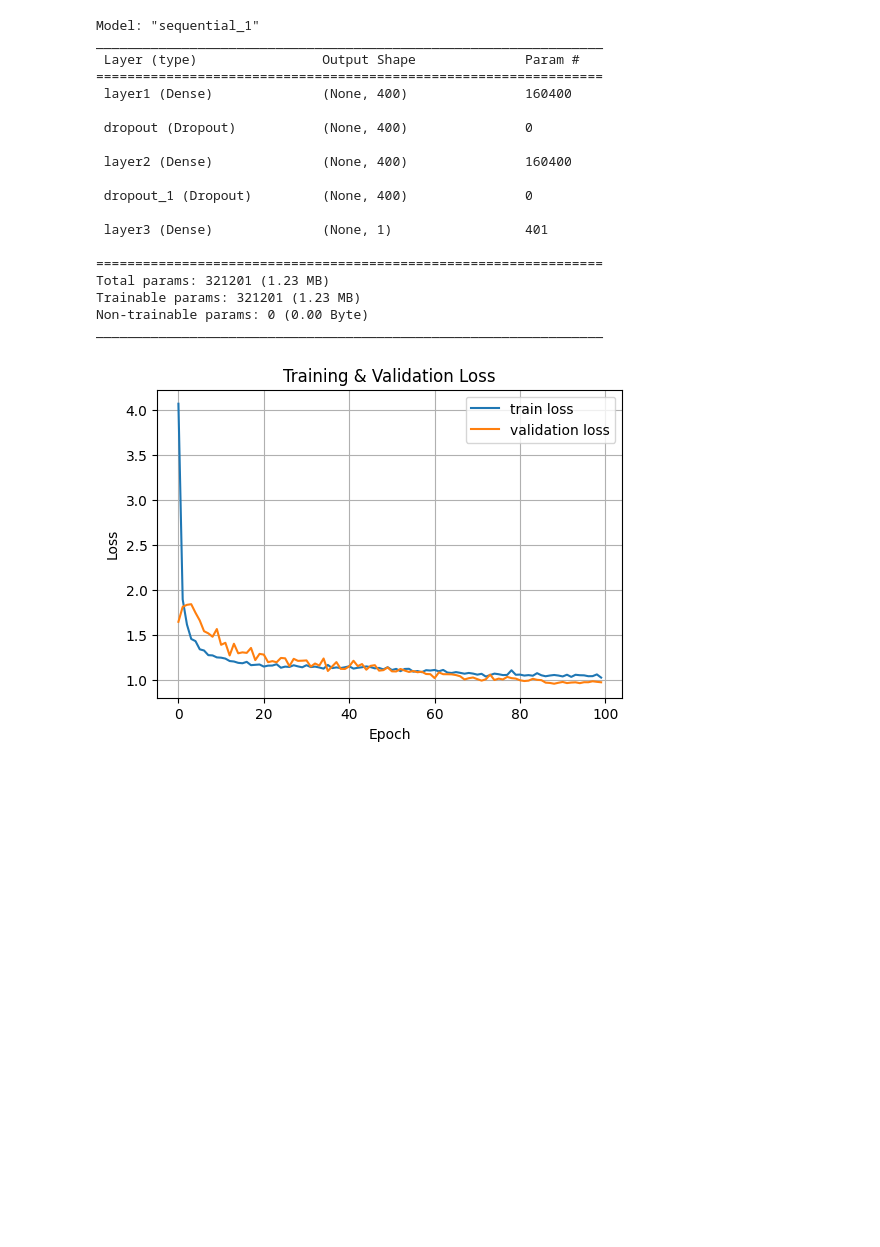
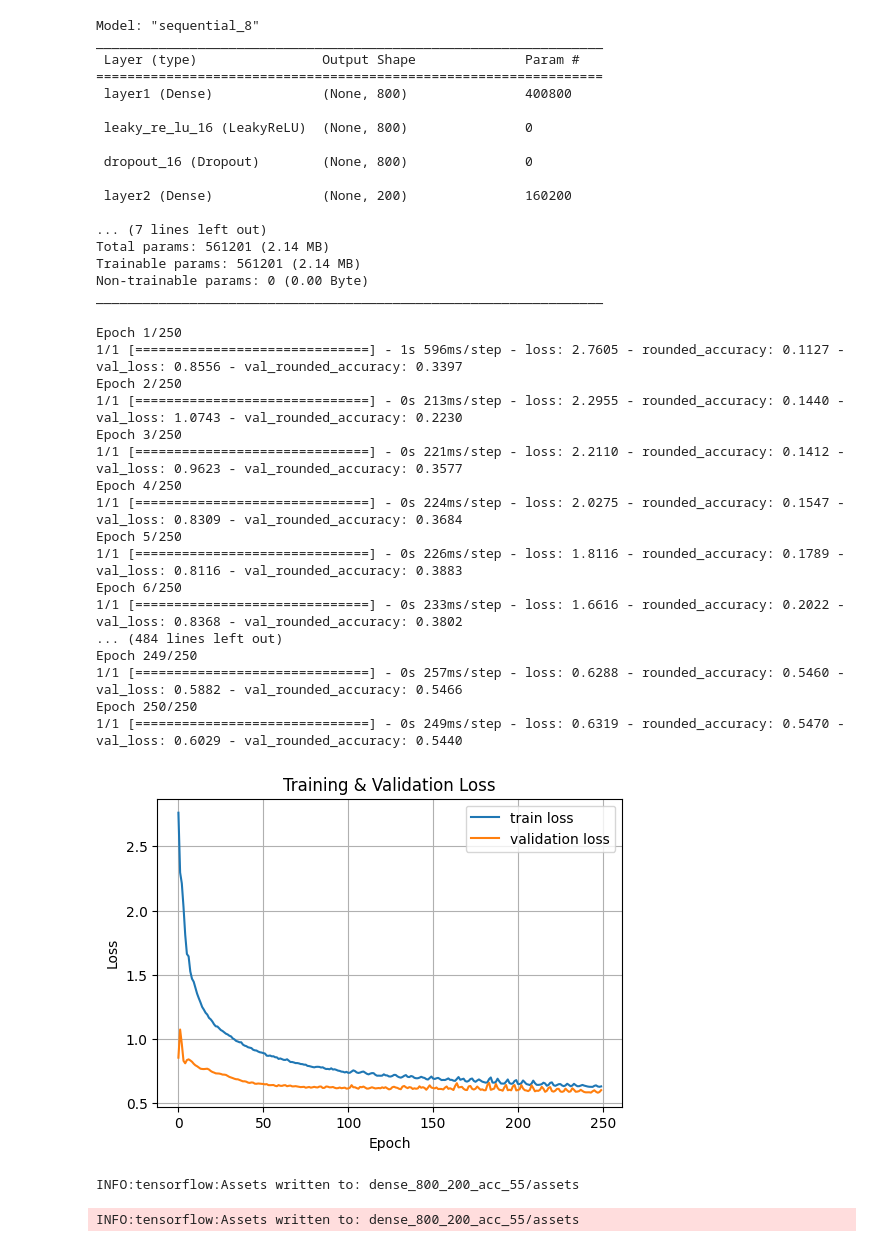
Before and after one commit to the-Fish2/cs-229-final-project, a Jupyter notebook: complexity_estimation.ipynb, the cells around one changed output. Saved outputs shown, nothing was run; the diff lists cells and outputs as text; code cells hidden in the pictures; blank space fills up the shorter version.

Commit message:
55% accuracy yayyy

```diff
--- a/complexity_estimation.ipynb
+++ b/complexity_estimation.ipynb
@@ -41,7 +17,12 @@ X = np.loadtxt('X_comp_1_3.csv', delimiter=',')
 y = np.loadtxt('y_comp_1_3.csv', delimiter=',')
 
 # Preprocess the input
-X = np.tanh(X)
+for i in range(X.shape[0]):
+    if np.std(X[i]) == 0:
+        X[i] = 0
+        continue
+    X[i] = (X[i] - np.mean(X[i])) / np.std(X[i])
+# X = np.tanh(X)
 
 n_samples = X.shape[0]
 perm = np.random.permutation(n_samples)  # random permutation of indices
@@ -60,11 +41,16 @@ y_val = y_shuffled[n_train:]
 # MODEL
 
 model = tf.keras.Sequential([
-    tfl.Dense(400, activation="relu", name="layer1", input_shape=(400,)),
+    tfl.Dense(800, name="layer1", input_shape=(function_utils.SAMPLES,)),
+    tfl.LeakyReLU(0.3),
     tfl.Dropout(0.75),
-    tfl.Dense(400, activation="relu", name="layer2"),
+    tfl.Dense(200, name="layer2"),
+    tfl.LeakyReLU(0.3),
     tfl.Dropout(0.75),
-    tfl.Dense(1, name="layer3"),
+    # tfl.Dense(40, name="layer3"),
+    # tfl.LeakyReLU(0.3),
+    # tfl.Dropout(0.75),
+    tfl.Dense(1, name="layer4"),
 ])
 
 model(X)
@@ -80,23 +66,21 @@ array([[ 0.04014748],
 # %%
 model.summary()
 # %% [output]
-Model: "sequential_1"
+Model: "sequential_8"
 _________________________________________________________________
  Layer (type)                Output Shape              Param #
 =================================================================
- layer1 (Dense)              (None, 400)               160400
+ layer1 (Dense)              (None, 800)               400800
 
- dropout (Dropout)           (None, 400)               0
+ leaky_re_lu_16 (LeakyReLU)  (None, 800)               0
 
- layer2 (Dense)              (None, 400)               160400
+ dropout_16 (Dropout)        (None, 800)               0
 
- dropout_1 (Dropout)         (None, 400)               0
+ layer2 (Dense)              (None, 200)               160200
 
- layer3 (Dense)              (None, 1)                 401
-
-=================================================================
-Total params: 321201 (1.23 MB)
-Trainable params: 321201 (1.23 MB)
+... (7 lines left out)
+Total params: 561201 (2.14 MB)
+Trainable params: 561201 (2.14 MB)
 Non-trainable params: 0 (0.00 Byte)
 _________________________________________________________________
 # %%
@@ -104,23 +88,46 @@ def rounded_accuracy(y_true, y_pred):
     y_pred_rounded = tf.round(y_pred)
     return tf.reduce_mean(tf.cast(tf.equal(y_true, y_pred_rounded), tf.float32))
 
-model.compile(optimizer='adam',
-              loss='mse',
+optimizer = tf.keras.optimizers.Adam(learning_rate=0.001)
+model.compile(optimizer=optimizer,
+              loss='mae',
               metrics=[rounded_accuracy])
 # %%
 # Assuming x_train and y_train are your training data
-history = model.fit(X_train, y_train, epochs=1000, batch_size=32, validation_data=(X_val, y_val))
+history = model.fit(X_train, y_train, epochs=250, batch_size=40000, validation_data=(X_val, y_val))
 
 # Plot training & validation loss
 plt.figure(figsize=(6,4))
 plt.plot(history.history['loss'], label='train loss')
 plt.plot(history.history['val_loss'], label='validation loss')
 plt.xlabel('Epoch')
 plt.ylabel('Loss')
 plt.title('Training & Validation Loss')
 plt.legend()
 plt.grid(True)
 plt.show()
 # %% [output]
+Epoch 1/250
+1/1 [==============================] - 1s 596ms/step - loss: 2.7605 - rounded_accuracy: 0.1127 - val_loss: 0.8556 - val_rounded_accuracy: 0.3397
+Epoch 2/250
+1/1 [==============================] - 0s 213ms/step - loss: 2.2955 - rounded_accuracy: 0.1440 - val_loss: 1.0743 - val_rounded_accuracy: 0.2230
+Epoch 3/250
+1/1 [==============================] - 0s 221ms/step - loss: 2.2110 - rounded_accuracy: 0.1412 - val_loss: 0.9623 - val_rounded_accuracy: 0.3577
+Epoch 4/250
+1/1 [==============================] - 0s 224ms/step - loss: 2.0275 - rounded_accuracy: 0.1547 - val_loss: 0.8309 - val_rounded_accuracy: 0.3684
+Epoch 5/250
+1/1 [==============================] - 0s 226ms/step - loss: 1.8116 - rounded_accuracy: 0.1789 - val_loss: 0.8116 - val_rounded_accuracy: 0.3883
+Epoch 6/250
+1/1 [==============================] - 0s 233ms/step - loss: 1.6616 - rounded_accuracy: 0.2022 - val_loss: 0.8368 - val_rounded_accuracy: 0.3802
+... (484 lines left out)
+Epoch 249/250
+1/1 [==============================] - 0s 257ms/step - loss: 0.6288 - rounded_accuracy: 0.5460 - val_loss: 0.5882 - val_rounded_accuracy: 0.5466
+Epoch 250/250
+1/1 [==============================] - 0s 249ms/step - loss: 0.6319 - rounded_accuracy: 0.5470 - val_loss: 0.6029 - val_rounded_accuracy: 0.5440
-[figure, old version]
+[figure, new version]
+# %%
+model.save("dense_800_200_acc_55")
+# %% [output]
+INFO:tensorflow:Assets written to: dense_800_200_acc_55/assets
+INFO:tensorflow:Assets written to: dense_800_200_acc_55/assets
 # %%
```
Also changed, not shown: parts of 5 cells of this notebook, 10 other files.
